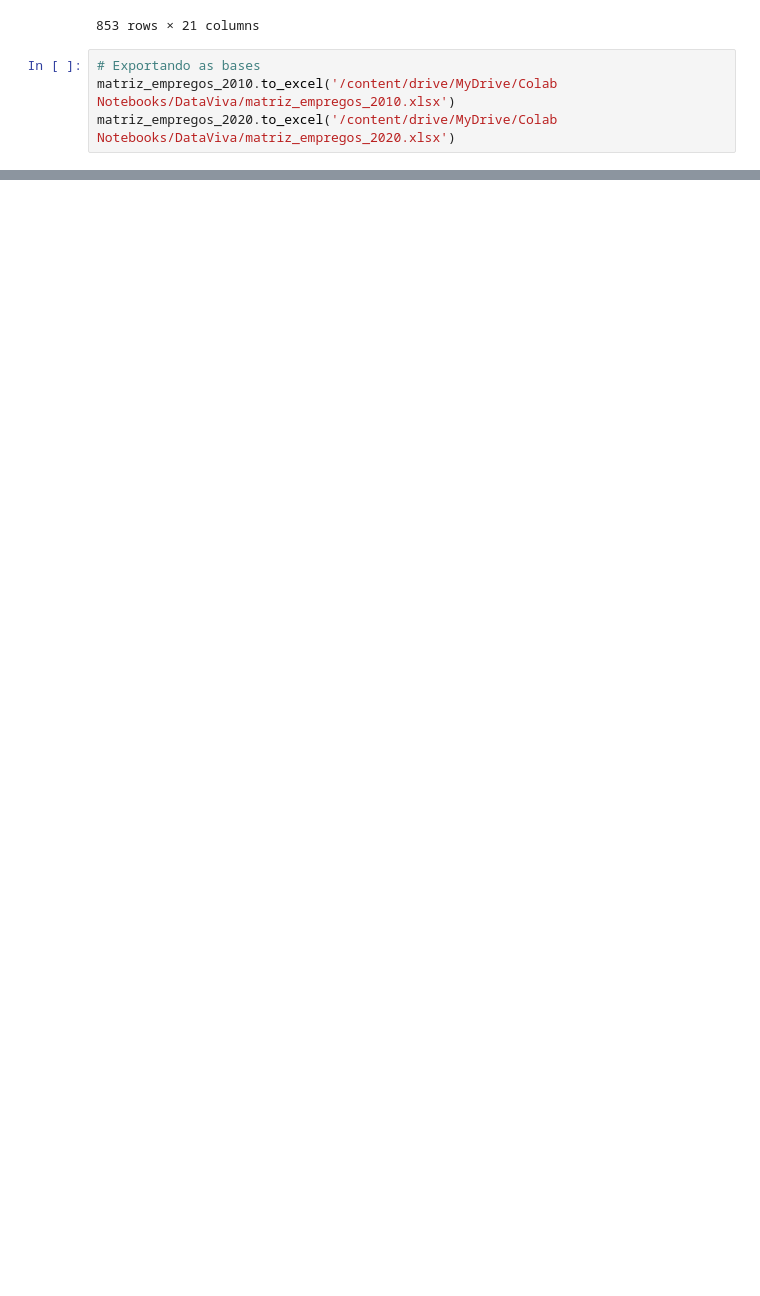
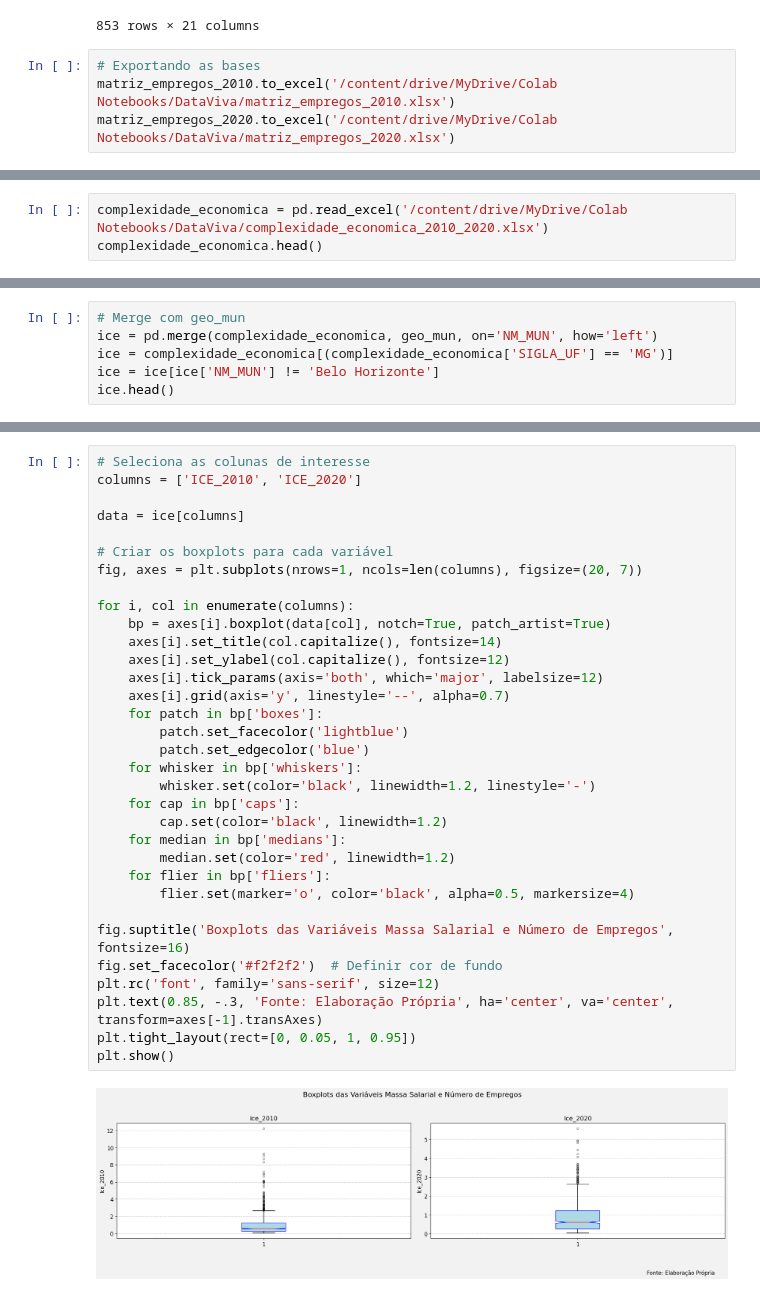
Before and after one commit to Leonardo-Dias-Up/Colab, a Jupyter notebook: DataViva_Atividade.ipynb, the cells around one changed output, grey strips where cells are left out. Cells and saved outputs as stored; diff of their text form; blank space fills up the shorter version.

```diff
--- a/DataViva_Atividade.ipynb
+++ b/DataViva_Atividade.ipynb
@@ -733,0 +662,3 @@ matriz_empregos_2020.to_excel('/content/drive/MyDrive/Colab Notebooks/DataViva/m
+# %%
+complexidade_economica = pd.read_excel('/content/drive/MyDrive/Colab Notebooks/DataViva/complexidade_economica_2010_2020.xlsx')
+complexidade_economica.head()
@@ -733,0 +672,6 @@ matriz_empregos_2020.to_excel('/content/drive/MyDrive/Colab Notebooks/DataViva/m
+# %%
+# Merge com geo_mun
+ice = pd.merge(complexidade_economica, geo_mun, on='NM_MUN', how='left')
+ice = complexidade_economica[(complexidade_economica['SIGLA_UF'] == 'MG')]
+ice = ice[ice['NM_MUN'] != 'Belo Horizonte']
+ice.head()
@@ -733,0 +685,35 @@ matriz_empregos_2020.to_excel('/content/drive/MyDrive/Colab Notebooks/DataViva/m
+# %%
+# Seleciona as colunas de interesse
+columns = ['ICE_2010', 'ICE_2020']
+
+data = ice[columns]
+
+# Criar os boxplots para cada variável
+fig, axes = plt.subplots(nrows=1, ncols=len(columns), figsize=(20, 7))
+
+for i, col in enumerate(columns):
+    bp = axes[i].boxplot(data[col], notch=True, patch_artist=True)
+    axes[i].set_title(col.capitalize(), fontsize=14)
+    axes[i].set_ylabel(col.capitalize(), fontsize=12)
+    axes[i].tick_params(axis='both', which='major', labelsize=12)
+    axes[i].grid(axis='y', linestyle='--', alpha=0.7)
+    for patch in bp['boxes']:
+        patch.set_facecolor('lightblue')
+        patch.set_edgecolor('blue')
+    for whisker in bp['whiskers']:
+        whisker.set(color='black', linewidth=1.2, linestyle='-')
+    for cap in bp['caps']:
+        cap.set(color='black', linewidth=1.2)
+    for median in bp['medians']:
+        median.set(color='red', linewidth=1.2)
+    for flier in bp['fliers']:
+        flier.set(marker='o', color='black', alpha=0.5, markersize=4)
+
+fig.suptitle('Boxplots das Variáveis Massa Salarial e Número de Empregos', fontsize=16)
+fig.set_facecolor('#f2f2f2')  # Definir cor de fundo
+plt.rc('font', family='sans-serif', size=12)
+plt.text(0.85, -.3, 'Fonte: Elaboração Própria', ha='center', va='center', transform=axes[-1].transAxes)
+plt.tight_layout(rect=[0, 0.05, 1, 0.95])
+plt.show()
+# %% [output]
+[figure, added]
```
Also changed, not shown: parts of 6 cells of this notebook.
